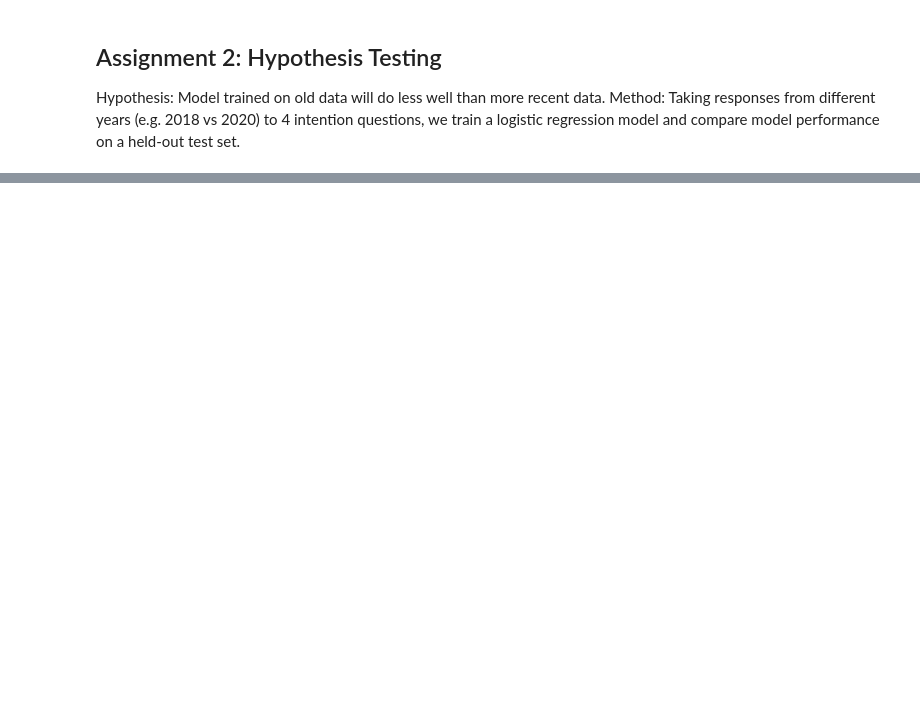
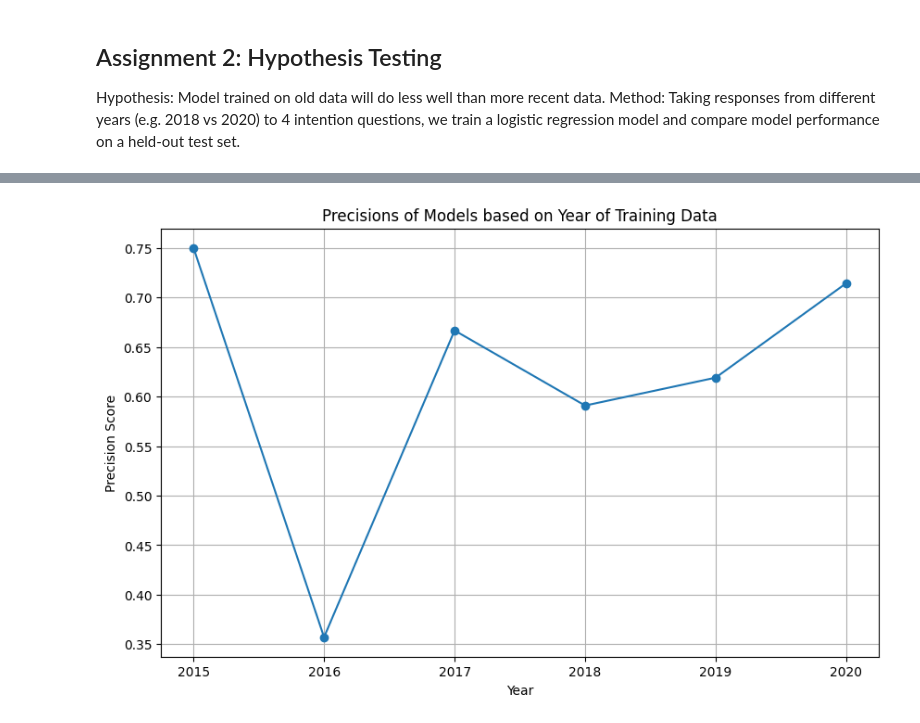
Before and after one commit to jamie-chiu/limits_555a2, a Jupyter notebook: hypothesis_testing_years.ipynb, the cells around one changed output, grey strips where cells are left out. Drawn from its saved outputs; the diff is of its cells as text; code cells hidden in the pictures; blank space fills up the shorter version.

```diff
--- a/hypothesis_testing_years.ipynb
+++ b/hypothesis_testing_years.ipynb
@@ -363,12 +713,13 @@ plt.show()
 # %%
 plt.figure(figsize=(10, 6))
 plt.plot(precisions_x, precisions_y,  marker='o')
 plt.xlabel('Year')
 plt.ylabel('Precision Score')
 plt.title('Precisions of Models based on Year of Training Data')
-plt.legend()
 plt.grid(True)
 plt.show()
+# %% [output]
+[figure, added]
 # %%
 plt.figure(figsize=(10, 6))
 plt.plot(recalls_x, recalls_y,  marker='o')
```
Also changed, not shown: parts of 26 cells of this notebook, 1 other file.
